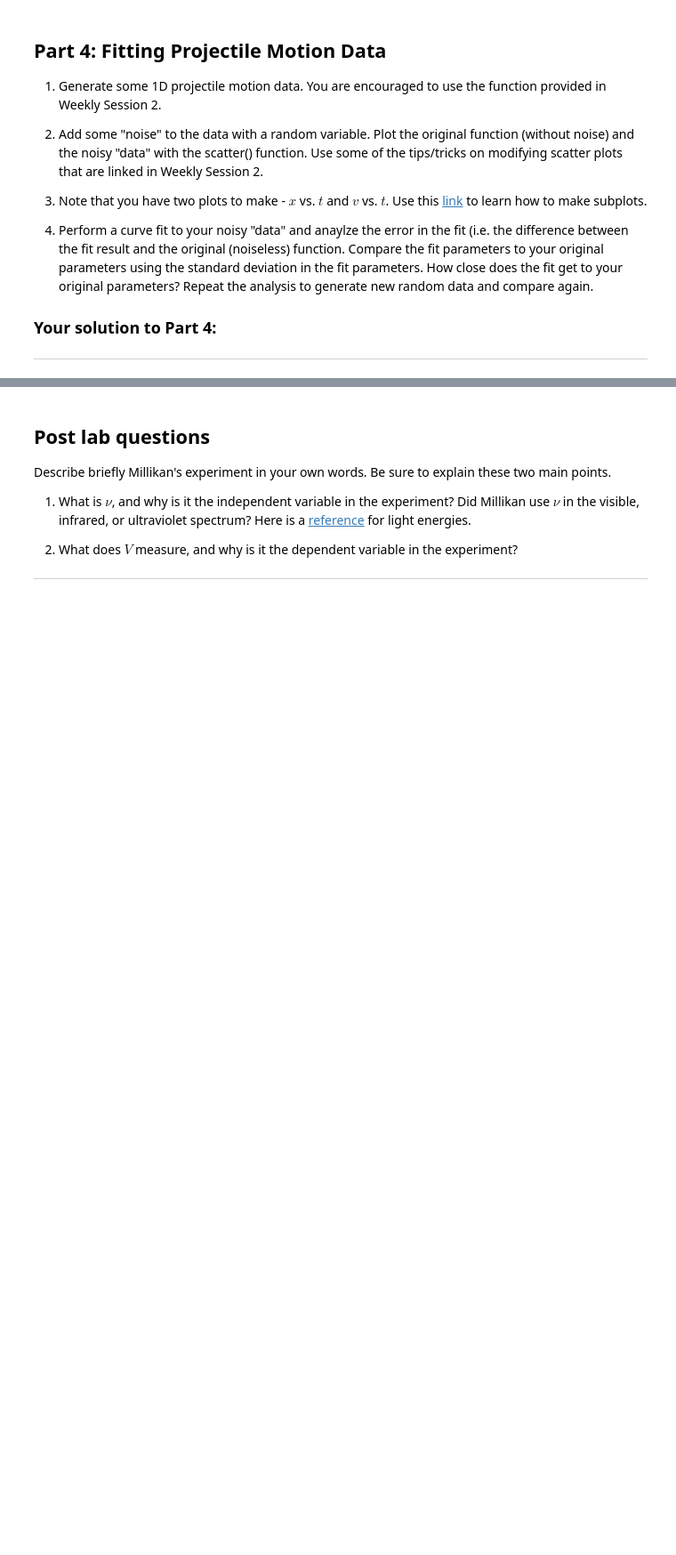
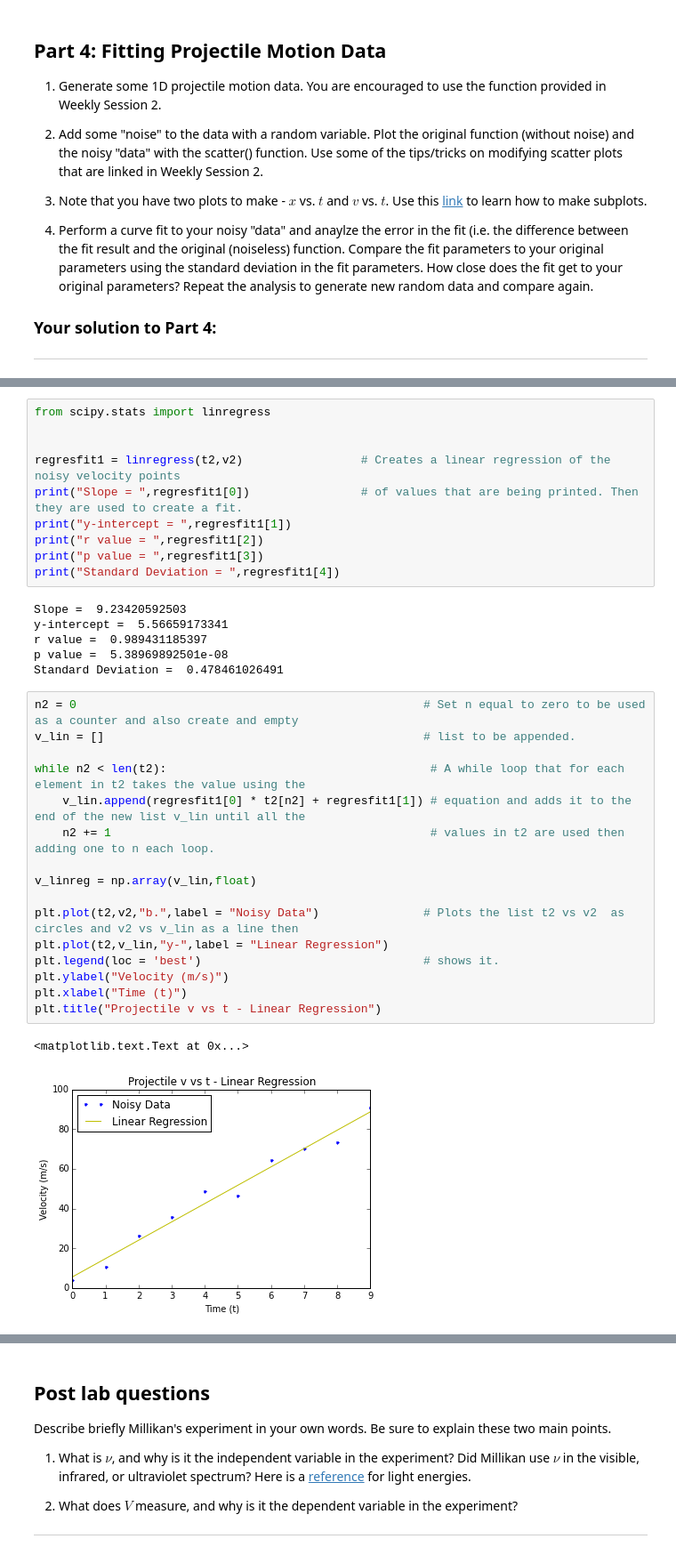
Before and after one commit to willmon16/Labs, a Jupyter notebook: Lab2/Lab2 - Curve Fitting.ipynb, the cells around one changed output, grey strips where cells are left out. Shown at 89% size. Drawn from its saved outputs; the diff is of its cells as text; blank space fills up the shorter version.

```diff
--- a/Lab2/Lab2 - Curve Fitting.ipynb
+++ b/Lab2/Lab2 - Curve Fitting.ipynb
@@ -211,0 +244,35 @@ plt.title("Photoelectric Effect - Linear Regression")
+# %%
+from scipy.stats import linregress
+
+
+regresfit1 = linregress(t2,v2)                 # Creates a linear regression of the noisy velocity points
+print("Slope = ",regresfit1[0])                # of values that are being printed. Then they are used to create a fit.
+print("y-intercept = ",regresfit1[1])
+print("r value = ",regresfit1[2])
+print("p value = ",regresfit1[3])
+print("Standard Deviation = ",regresfit1[4])
+# %% [output]
+Slope =  9.23420592503
+y-intercept =  5.56659173341
+r value =  0.989431185397
+p value =  5.38969892501e-08
+Standard Deviation =  0.478461026491
+# %%
+n2 = 0                                                  # Set n equal to zero to be used as a counter and also create and empty
+v_lin = []                                              # list to be appended.
+
+while n2 < len(t2):                                      # A while loop that for each element in t2 takes the value using the
+    v_lin.append(regresfit1[0] * t2[n2] + regresfit1[1]) # equation and adds it to the end of the new list v_lin until all the
+    n2 += 1                                              # values in t2 are used then adding one to n each loop.
+
+v_linreg = np.array(v_lin,float)
+
+plt.plot(t2,v2,"b.",label = "Noisy Data")               # Plots the list t2 vs v2  as circles and v2 vs v_lin as a line then
+plt.plot(t2,v_lin,"y-",label = "Linear Regression")
+plt.legend(loc = 'best')                                # shows it.
+plt.ylabel("Velocity (m/s)")
+plt.xlabel("Time (t)")
+plt.title("Projectile v vs t - Linear Regression")
+# %% [output]
+<matplotlib.text.Text at 0x...>
+[figure, added]
```
Also changed, not shown: parts of 4 cells of this notebook.
